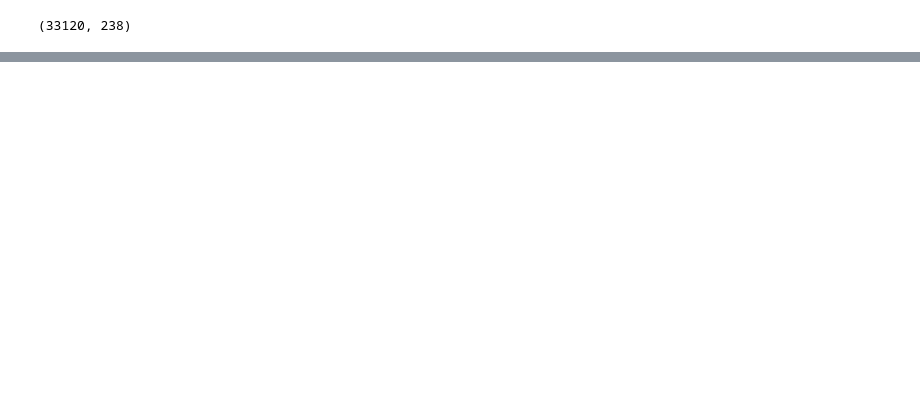
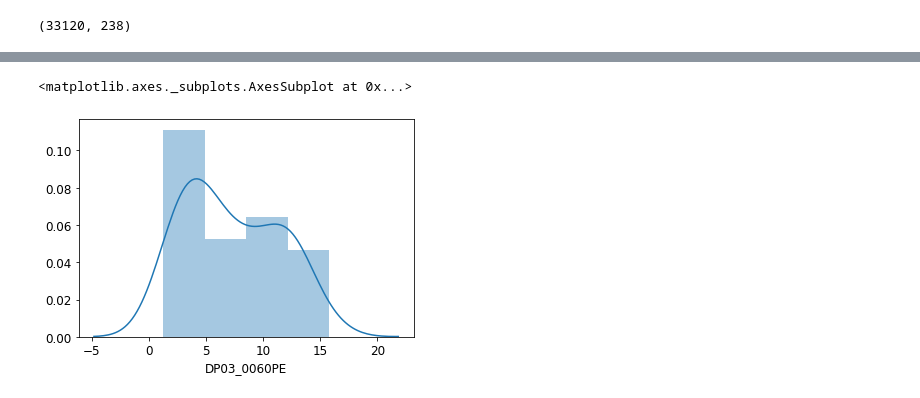
Before and after one commit to Vishwajit-hegde/Target-Internship-US-Demograhics-Analysis, a Jupyter notebook: Self Organising Maps.ipynb, the cells around one changed output, grey strips where cells are left out. Saved outputs shown, nothing was run; the diff lists cells and outputs as text; code cells hidden in the pictures; blank space fills up the shorter version.

```diff
--- a/Self Organising Maps.ipynb
+++ b/Self Organising Maps.ipynb
@@ -109,0 +282,5 @@ df
+# %%
+sns.distplot(high_income)
+# %% [output]
+<matplotlib.axes._subplots.AxesSubplot at 0x...>
+[figure, added]
```
Also changed, not shown: parts of 40 cells of this notebook.
